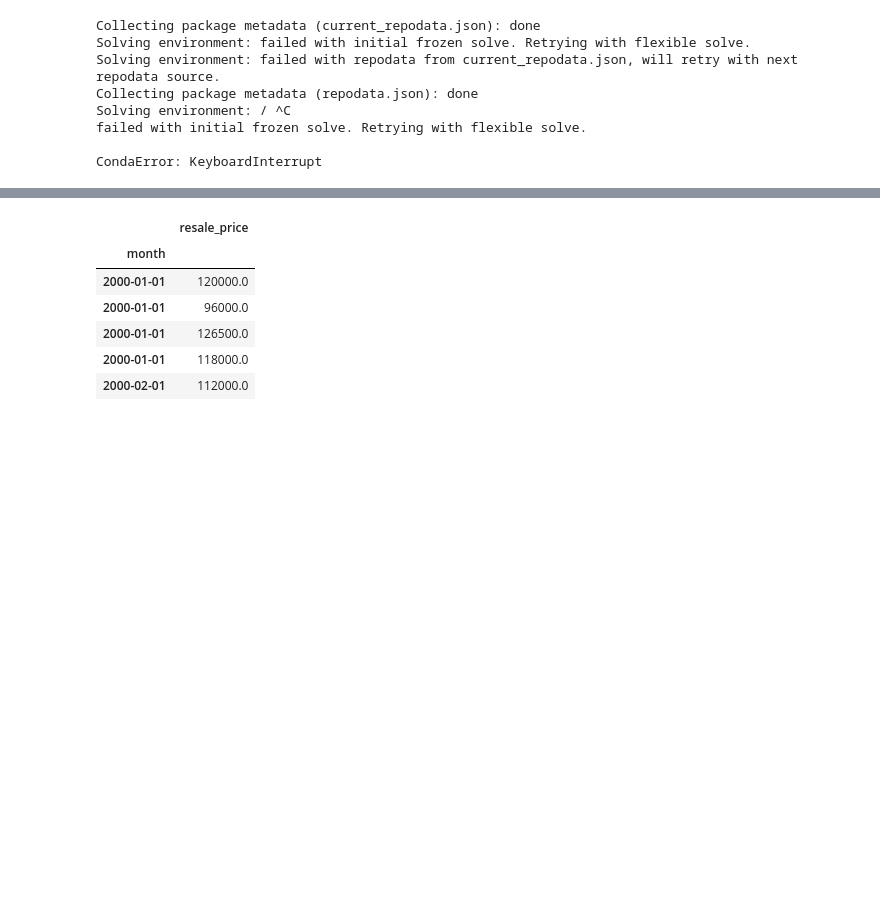
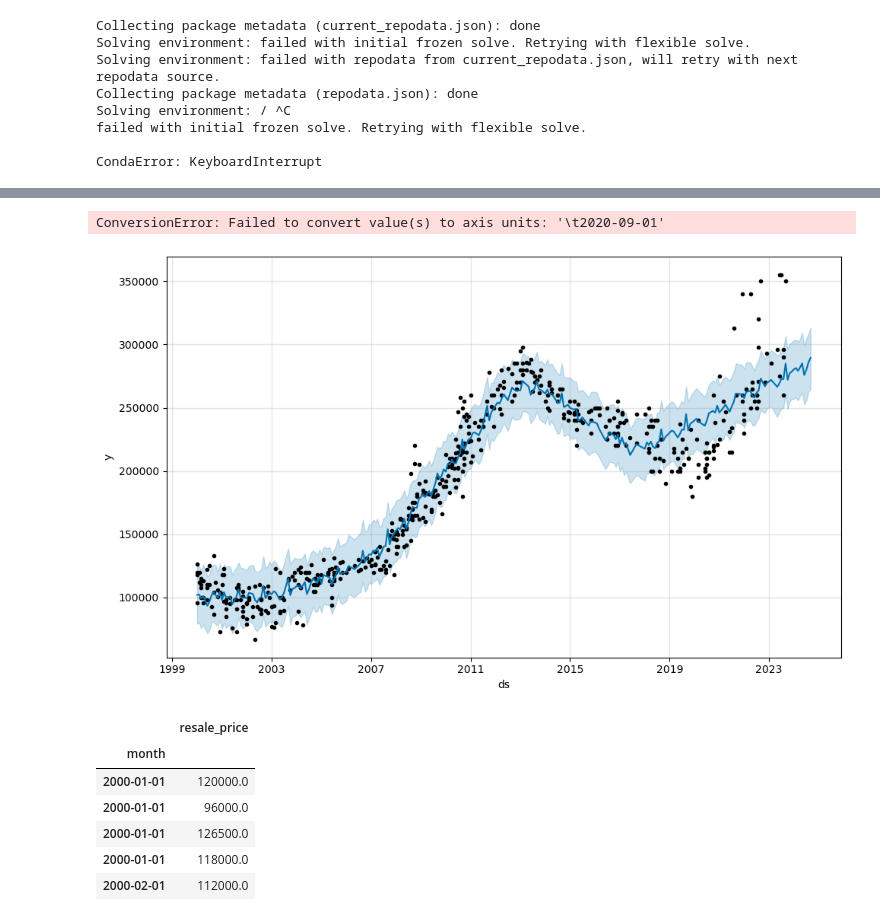
Before and after one commit to heshanjse/sg_property_price_prediction, a Jupyter notebook: forecasting.ipynb, the cells around one changed output, grey strips where cells are left out. Drawn from its saved outputs; the diff is of its cells as text; code cells hidden in the pictures; blank space fills up the shorter version.

```diff
--- a/forecasting.ipynb
+++ b/forecasting.ipynb
@@ -43,3 +165,11 @@ df1.head()
+# %%
+import matplotlib.pyplot as plt
+%matplotlib inline
+m.plot(forecast)
+plt.xlim('	2020-09-01','2024-09-01')
+# %% [output]
+ConversionError: Failed to convert value(s) to axis units: '\t2020-09-01'
+[figure, added]
 # %%
 df1.to_csv("Bedok2room.csv", encoding='utf-8', index=False)
 # %%
```
Also changed, not shown: parts of 27 cells of this notebook, 20 other files.
